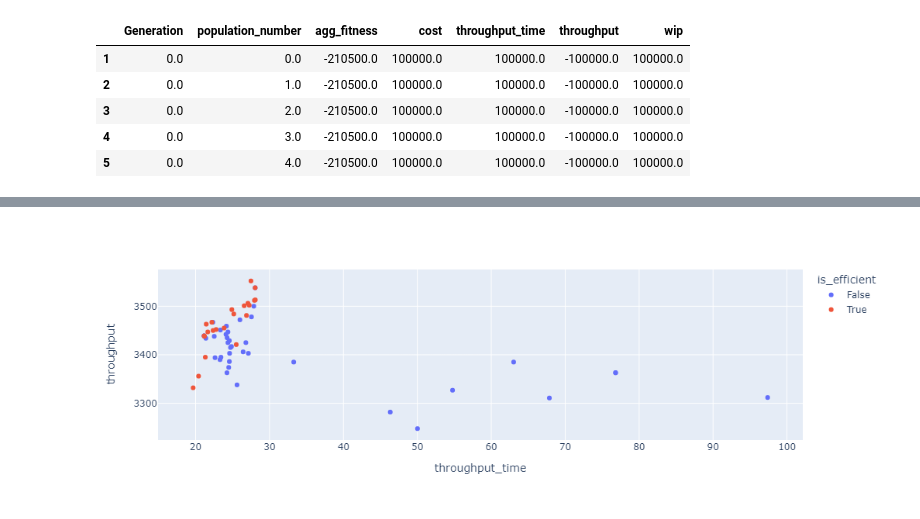
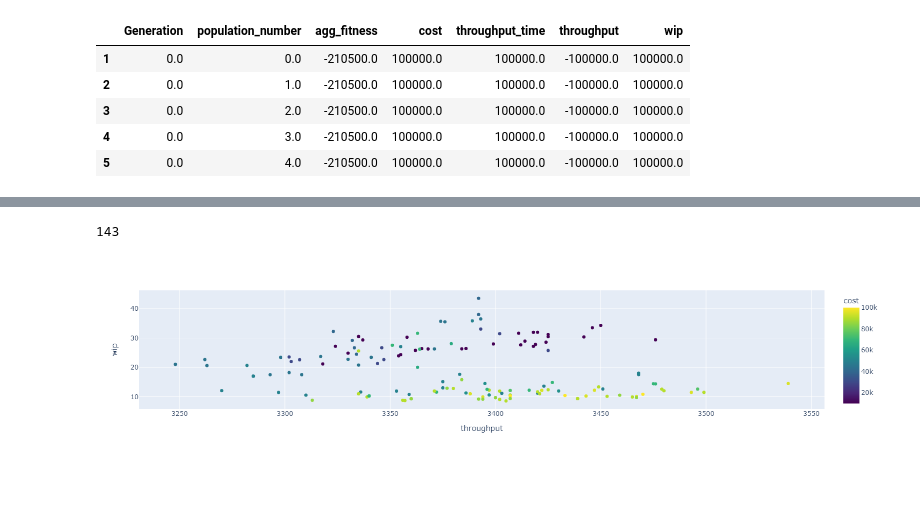
Before and after one commit to sdm4fzi/prodsys, a Jupyter notebook: data/ea_analysis.ipynb, the cells around one changed output, grey strips where cells are left out. Drawn from its saved outputs; the diff is of its cells as text; code cells hidden in the pictures; blank space fills up the shorter version.

```diff
--- a/data/ea_analysis.ipynb
+++ b/data/ea_analysis.ipynb
@@ -87,5 +88,9 @@ df = df.loc[df["throughput_time"] < 100]
+# %%
+print(len(df))
+# %% [output]
+143
 # %%
-columns = ['cost', 'throughput_time', 'throughput', 'wip']
+columns = ['cost', 'throughput', 'wip']
 # columns = ['throughput_time', 'throughput']
 df_for_pareto = df[columns].copy()
 df_for_pareto['throughput'] = -df_for_pareto['throughput']
@@ -95,8 +100,8 @@ df['is_efficient'] = is_efficient
 # %%
 import plotly.express as px
 
-fig = px.scatter(df, x='throughput_time', y='throughput', hover_data=['cost', 'Generation', 'population_number', 'agg_fitness'],
-              color=df['is_efficient'], color_continuous_scale=px.colors.sequential.Viridis)
+fig = px.scatter(df, x='throughput', y='wip', hover_data=['cost', 'Generation', 'population_number', 'agg_fitness'],
+              color=df['cost'], color_continuous_scale=px.colors.sequential.Viridis)
 fig.show()
 # %% [output]
-[figure, old version]
+[figure, new version]
```
Also changed, not shown: parts of 7 cells of this notebook, 6 other files.
